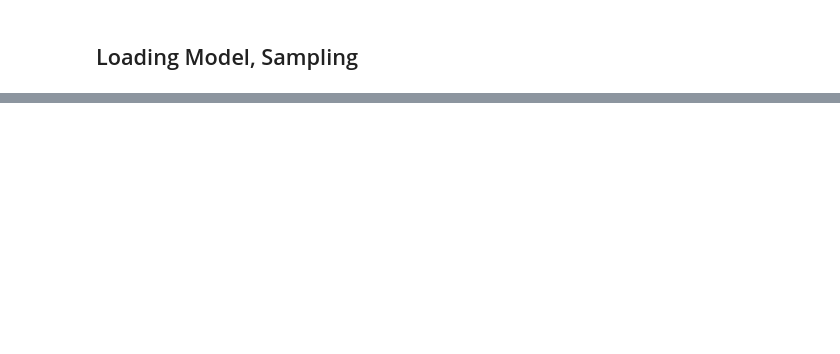
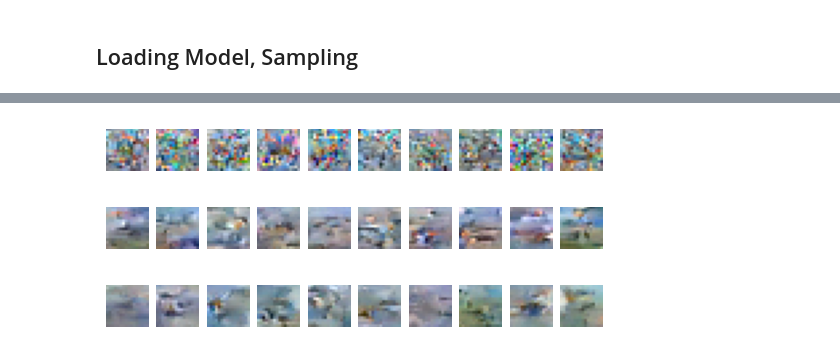
Before and after one commit to Bhuvan-1/DiffusionGAN, a Jupyter notebook: test.ipynb, the cells around one changed output, grey strips where cells are left out. Saved outputs shown, nothing was run; the diff lists cells and outputs as text; code cells hidden in the pictures; blank space fills up the shorter version.

```diff
--- a/test.ipynb
+++ b/test.ipynb
@@ -58,18 +63,0 @@ litmodel.eval()
-# %%
-X = litmodel.sample(1,return_intermediate=True)
-
-DICT = np.load('data/CIFAR10/CIFAR10_0.npz')
-mean = DICT['train'].mean(axis=0)
-std = DICT['train'].std(axis=0)
-
-x = X[0][0].detach().numpy().transpose(1,2,0)
-x = x*std + mean
-x = np.ceil(x*255)
-plt.imshow(x)
-
-for x in reversed(X[1]):
-    x = np.transpose(x[0].detach().numpy(), (1,2,0))
-    x = x*std + mean
-    x = np.ceil(x*255).astype(np.uint8)
-    plt.imshow(x)
-    plt.show()
@@ -89,0 +64,58 @@ Clipping input data to the valid range for imshow with RGB data ([0..1] for floa
+# %%
+
+litmodelv3 = LitDiffusionModel.load_from_checkpoint(
+    './runs/data=CIFAR10_0_16.npz,n_steps=50,lbeta=1.000e-05,ubeta=1.280e-02,batch_size=512,n_epochs=100,noise=linear/last-v3.ckpt',
+    hparams_path = './runs/data=CIFAR10_0_16.npz,n_steps=50,lbeta=1.000e-05,ubeta=1.280e-02,batch_size=512,n_epochs=100,noise=linear/lightning_logs/version_3/hparams.yaml'
+)
+litmodelv3.eval()
+
+X = litmodelv3.sample(10,return_intermediate=False)
+
+fig, ax = plt.subplots(1,10)
+for i in range(10):
+    x = X[i].detach().numpy().transpose(1,2,0)*std + mean
+    x = np.clip(x,0,1)
+    ax[i].imshow(x)
+    ax[i].axis('off')
+
+plt.show()
+# %% [output]
+[figure, added]
+# %%
+litmodelv4 = LitDiffusionModel.load_from_checkpoint(
+    './runs/data=CIFAR10_0_16.npz,n_steps=200,lbeta=1.000e-05,ubeta=1.280e-02,batch_size=512,n_epochs=100,noise=linear/last.ckpt',
+    hparams_path = './runs/data=CIFAR10_0_16.npz,n_steps=200,lbeta=1.000e-05,ubeta=1.280e-02,batch_size=512,n_epochs=100,noise=linear/lightning_logs/version_0/hparams.yaml'
+)
+litmodelv4.eval()
+
+X = litmodelv4.sample(10,return_intermediate=False)
+
+fig, ax = plt.subplots(1,10)
+for i in range(10):
+    x = X[i].detach().numpy().transpose(1,2,0)*std + mean
+    x = np.clip(x,0,1)
+    ax[i].imshow(x)
+    ax[i].axis('off')
+
+plt.show()
+# %% [output]
+[figure, added]
+# %%
+litmodelv5 = LitDiffusionModel.load_from_checkpoint(
+    './runs/data=CIFAR10_0_16.npz,n_steps=200,lbeta=1.000e-05,ubeta=1.280e-02,batch_size=512,n_epochs=50,noise=linear/last.ckpt',
+    hparams_path = './runs/data=CIFAR10_0_16.npz,n_steps=200,lbeta=1.000e-05,ubeta=1.280e-02,batch_size=512,n_epochs=50,noise=linear/lightning_logs/version_0/hparams.yaml'
+)
+litmodelv5.eval()
+
+X = litmodelv5.sample(10,return_intermediate=False)
+
+fig, ax = plt.subplots(1,10)
+for i in range(10):
+    x = X[i].detach().numpy().transpose(1,2,0)*std + mean
+    x = np.clip(x,0,1)
+    ax[i].imshow(x)
+    ax[i].axis('off')
+
+plt.show()
+# %% [output]
+[figure, added]
```
Also changed, not shown: parts of 9 cells of this notebook, 7 other files.
